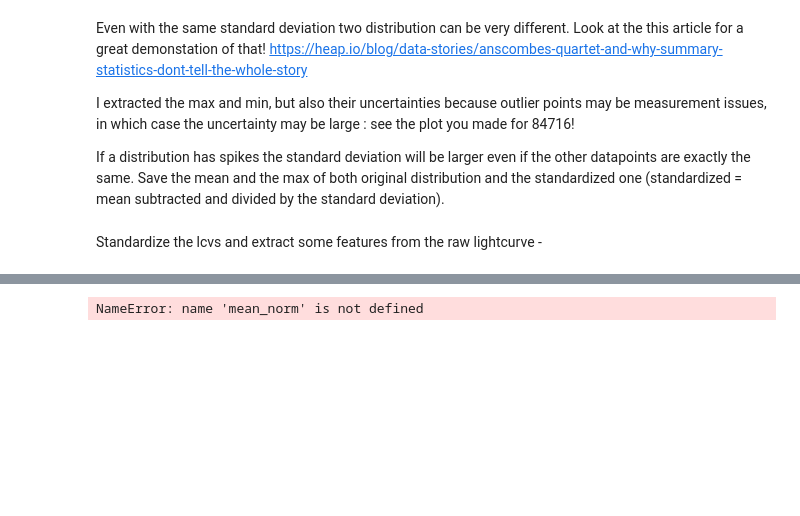
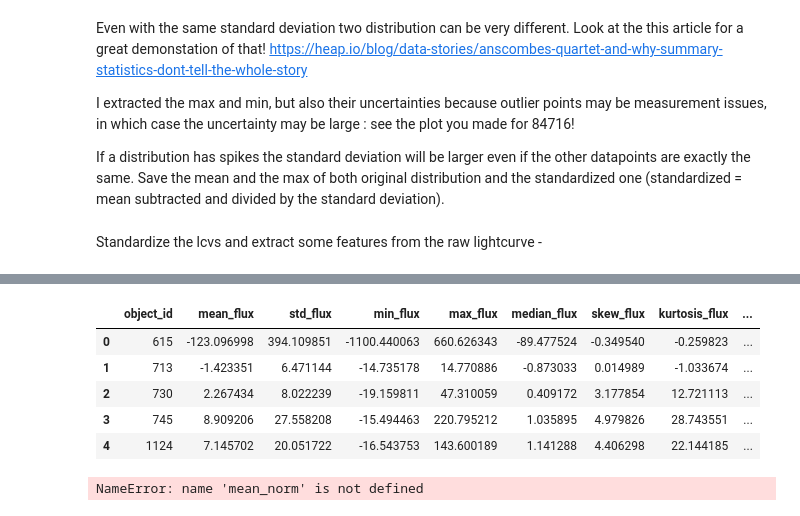
Before and after one commit to arn97/MLTSA25_ARoy, a Jupyter notebook: MLTSA_ARoy/HW4_ARoy.ipynb, the cells around one changed output, grey strips where cells are left out. Saved outputs shown, nothing was run; the diff lists cells and outputs as text; code cells hidden in the pictures; blank space fills up the shorter version.

```diff
--- a/MLTSA_ARoy/HW4_ARoy.ipynb
+++ b/MLTSA_ARoy/HW4_ARoy.ipynb
@@ -246,3 +267,30 @@ You can do it use  the preprocessing.scale function and groupby, which group by
+# %%
+# Ensure index is reset without duplicating existing columns
+lcvs = lcvs.reset_index(drop=True)
+
+# Extracting features using groupby
+lcvs_features = lcvs.groupby('object_id').agg(
+    mean_flux=('flux', 'mean'),
+    std_flux=('flux', 'std'),
+    min_flux=('flux', 'min'),
+    max_flux=('flux', 'max'),
+    median_flux=('flux', 'median'),
+    skew_flux=('flux', lambda x: x.skew()),
+    kurtosis_flux=('flux', lambda x: x.kurtosis()),
+    mean_flux_err=('flux_err', 'mean'),
+    std_flux_err=('flux_err', 'std'),
+    median_flux_err=('flux_err', 'median')
+).reset_index()
+
+# Display the extracted features
+lcvs_features.head()
+# %% [output]
+|  | object_id | mean_flux | std_flux | min_flux | max_flux | median_flux | skew_flux | kurtosis_flux | ... |
+| 0 | 615 | -123.096998 | 394.109851 | -1100.440063 | 660.626343 | -89.477524 | -0.349540 | -0.259823 | ... |
+| 1 | 713 | -1.423351 | 6.471144 | -14.735178 | 14.770886 | -0.873033 | 0.014989 | -1.033674 | ... |
+| 2 | 730 | 2.267434 | 8.022239 | -19.159811 | 47.310059 | 0.409172 | 3.177854 | 12.721113 | ... |
+| 3 | 745 | 8.909206 | 27.558208 | -15.494463 | 220.795212 | 1.035895 | 4.979826 | 28.743551 | ... |
+| 4 | 1124 | 7.145702 | 20.051722 | -16.543753 | 143.600189 | 1.141288 | 4.406298 | 22.144185 | ... |
 # %%
 print("Mean:", mean_norm)
 print("Standard Deviation:", std_norm)
```
Also changed, not shown: parts of 4 cells of this notebook.
